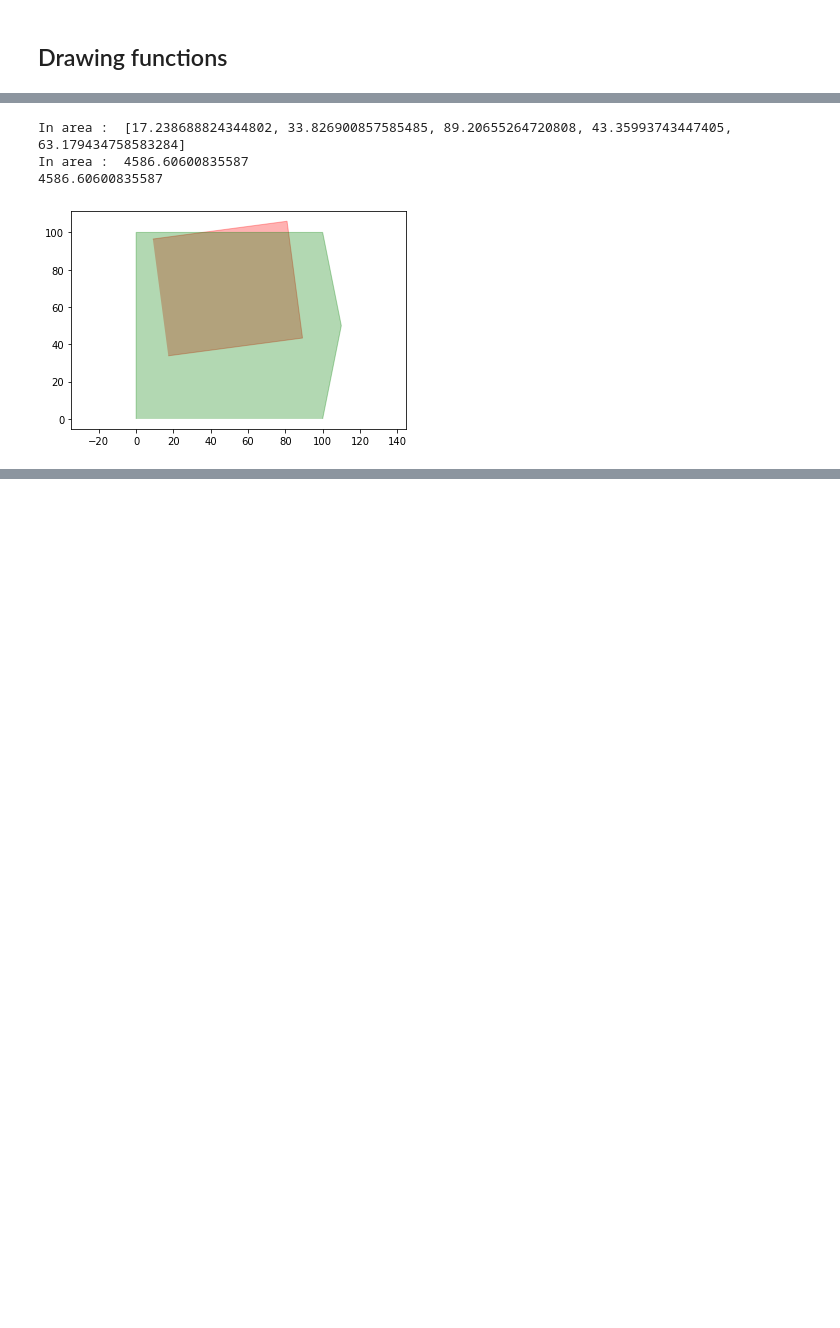
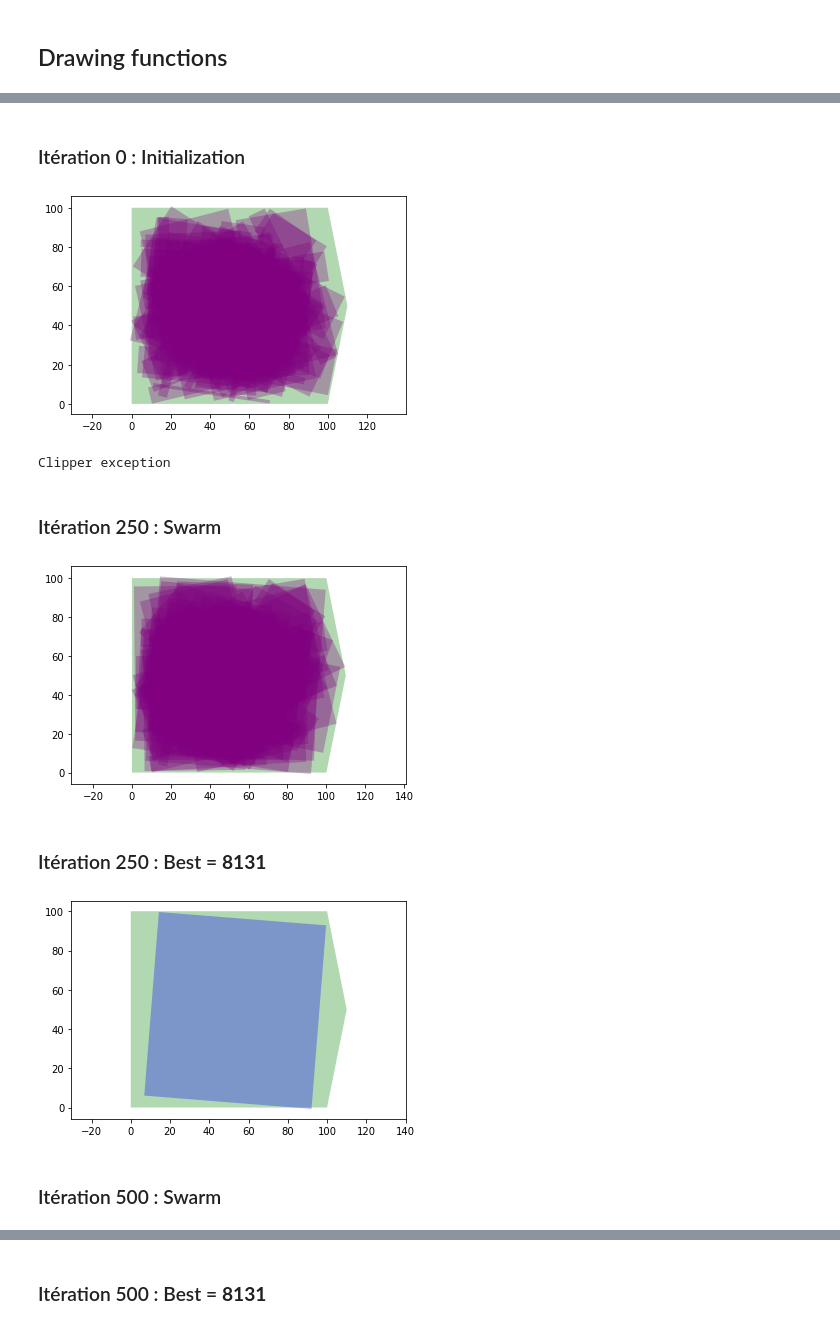
Before and after one commit to iribarnesy/optimize-house-area-on-a-land, a Jupyter notebook: MaisonRectangle.ipynb, the cells around one changed output, grey strips where cells are left out. Drawn from its saved outputs; the diff is of its cells as text; code cells hidden in the pictures; blank space fills up the shorter version.

```diff
--- a/MaisonRectangle.ipynb
+++ b/MaisonRectangle.ipynb
@@ -151,19 +186,16 @@ def est_valide(rectangle, polygon):
+# %%
+poly1 = [(0,0), (0,100), (100,100), (110, 50), (100, 0)]
+poly2 = [(0,0), (0,100), (30,90), (30,40), (71,25), (71,100), (100,100), (100,0)]
+poly3 = [(0,0), (0,100), (30,90), (30,10), (71,25), (71,100), (100,100), (100,0)]
 # %%
-solution = Rectangle(*[12, 66, 38, 37, 46])
-house = sol_to_rect(solution)
-print("House :", house)
-
-land = SimpyPolygon((0,0), (0,100), (100,100), (110, 50), (100, 0))
-print("Land :", land)
+house = Rectangle(12, 66, 38, 37, 46)
+land = poly1
 
 # draw the situation
-draw_polygons([land, house], colors=["green", "brown"], verbose=False)
+draw_polygons([land, house.to_rect()], colors=["green", "brown"], verbose=False)
 
 # determine if the house is well placed over the land
-res, clip = est_valide(house, land)
+res = house.is_valid(land)
 printmd("### Validité : C'est bon ça passe" if res else "### Validité : Noooooooon, construction incorrecte")
-printmd(f"### L'aire de la maison est de **{int(area(house))}** m² sur {area(land)} m² possible\n\n")
-
-# draw the solution to verify it is correct
-draw_polygons([land, house, clip[0]], colors=["green","brown","blue"], verbose=True)
+printmd(f"### L'aire de la maison est de **{int(house.area())}** m² sur {abs(SympyPolygon(*land).area)} m² possible\n\n")
 # %% [output]
@@ -257,9 +207,33 @@ eval = 13.185120841399211
-# %%
-sol = [17.238688824344802, 33.826900857585485, 89.20655264720808, 43.35993743447405, 63.179434758583284]
-print(area(sol))
-draw_polygons(polygons=[sol_to_rect(sol), land], colors=["red", "green"])
-# %% [output]
-In area :  [17.238688824344802, 33.826900857585485, 89.20655264720808, 43.35993743447405, 63.179434758583284]
-In area :  4586.60600835587
-4586.60600835587
-[figure, removed]
+# %%
+dim = 5
+nb_particle = 100
+nb_cycles = 1000
+psi, cmax = 0.7, 1.47
+
+log_padding = 250
+
+eval_function = lambda x: Rectangle(*x).area()
+bounding_function = lambda x: polygon_bounding(x, land)
+log_function = lambda x,it=0,legend=None,padding=log_padding,colors=["green", "red"]:log_polygons(land, x, colors, legend, padding, it)
+init_function = lambda nb: pick_random_sol(land, nb)
+isbetter_function = lambda f1, f2: f1 > f2
+
+best_sol, logs = PSO_fit(eval_function=eval_function,
+    bounding_function=bounding_function,
+    log_function=log_function,
+    init_function=init_function,
+    isbetter_function=isbetter_function,
+    nb_particle=nb_particle,
+    dim=dim,
+    nb_cycles=nb_cycles,
+    psi=psi,
+    cmax=cmax)
+# %% [output]
+### Itération 0 : Initialization
+[figure, added]
+Clipper exception
+### Itération 250 : Swarm
+[figure, added]
+### Itération 250 : Best = **8131**
+[figure, added]
+### Itération 500 : Swarm
@@ -265,0 +241 @@ In area :  4586.60600835587
+### Itération 500 : Best = **8131**
```
Also changed, not shown: parts of 30 cells of this notebook, 3 other files.
